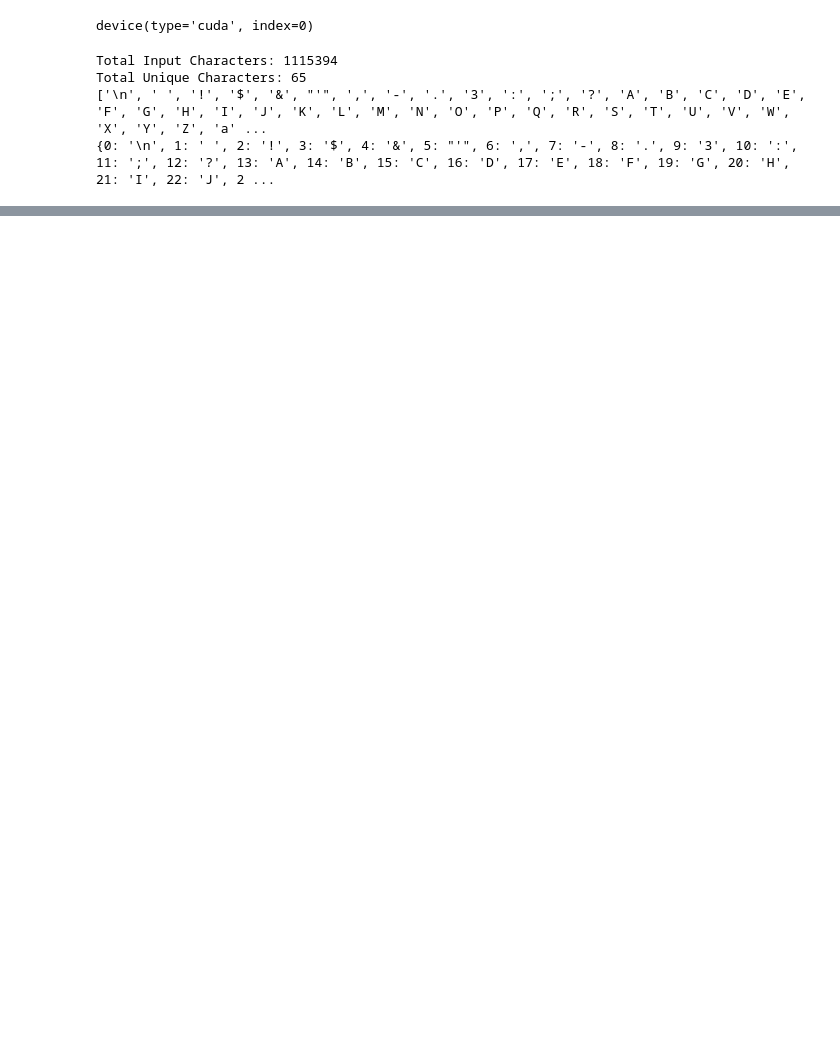
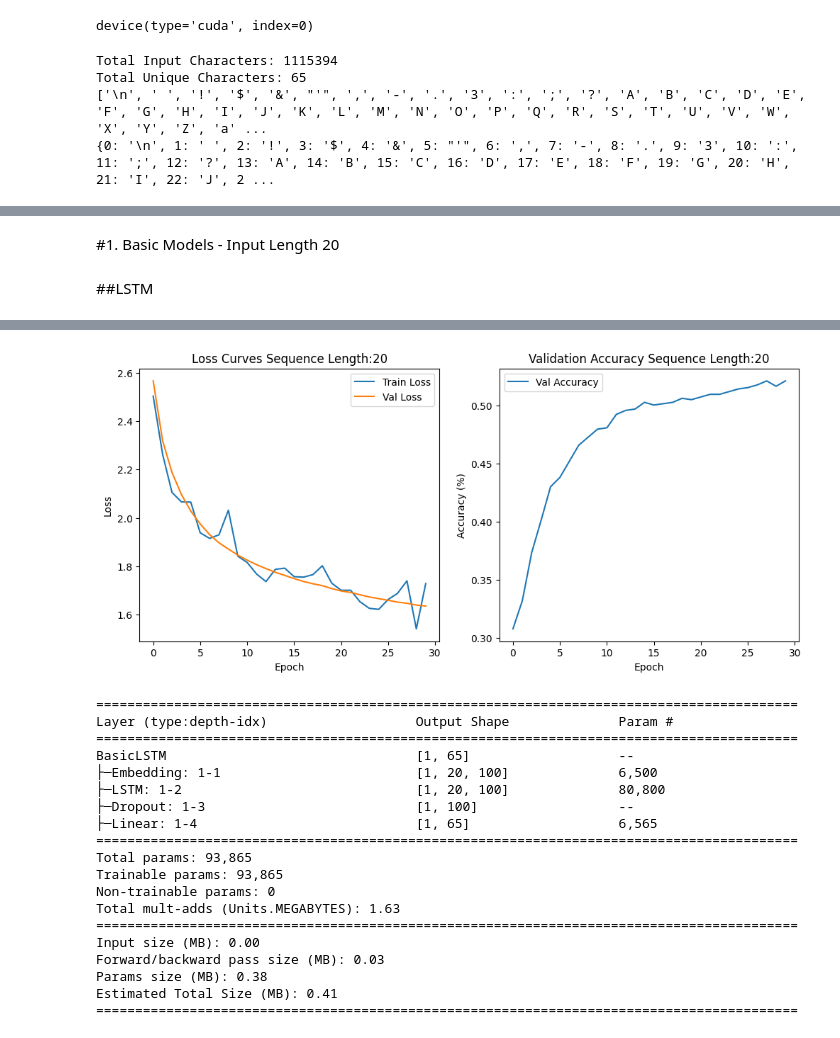
Before and after one commit to JordanTerwilliger/Intro-to-Deep-Learning, a Jupyter notebook: HW2/HW2_LanguageProcessing_RNN_Q2.ipynb, the cells around one changed output, grey strips where cells are left out. Cells and saved outputs as stored; diff of their text form; code cells hidden in the pictures; blank space fills up the shorter version.

```diff
--- a/HW2/HW2_LanguageProcessing_RNN_Q2.ipynb
+++ b/HW2/HW2_LanguageProcessing_RNN_Q2.ipynb
@@ -28,9 +25,7 @@ device = torch.device("cuda:0" if torch.cuda.is_available() else "cpu")
 #hyperparameters
 lr = 1e-4
 epochs = 30
-input_lengths = [20,30, 50]
-hidden_size = 100
-dropout_rate = 0.3
+hidden_size = 512
 
 device
 # %% [output]
@@ -399,0 +260,12 @@ Estimated Total Size (MB): 0.62
+# %% [markdown]
+#1. Basic Models - Input Length 20
+# %% [markdown]
+##LSTM
+# %%
+input_length = 20
+model = BasicLSTM(len(sorted_text), len(sorted_text)).to(device)
+train_loss_list, val_loss_list, val_accuracy_list, time_list = run(model, input_length)
+print(f"avg_time = {sum(time_list) / len(time_list)}")
+createPlot(input_length, train_loss_list, val_loss_list, val_accuracy_list)
+print(summary(model, input_size = (1,input_length), dtypes=[torch.long]))
+# %% [output]
@@ -399,0 +289,20 @@ Estimated Total Size (MB): 0.62
+[figure, added]
+==========================================================================================
+Layer (type:depth-idx)                   Output Shape              Param #
+==========================================================================================
+BasicLSTM                                [1, 65]                   --
+├─Embedding: 1-1                         [1, 20, 100]              6,500
+├─LSTM: 1-2                              [1, 20, 100]              80,800
+├─Dropout: 1-3                           [1, 100]                  --
+├─Linear: 1-4                            [1, 65]                   6,565
+==========================================================================================
+Total params: 93,865
+Trainable params: 93,865
+Non-trainable params: 0
+Total mult-adds (Units.MEGABYTES): 1.63
+==========================================================================================
+Input size (MB): 0.00
+Forward/backward pass size (MB): 0.03
+Params size (MB): 0.38
+Estimated Total Size (MB): 0.41
+==========================================================================================
```
Also changed, not shown: parts of 31 cells of this notebook.
